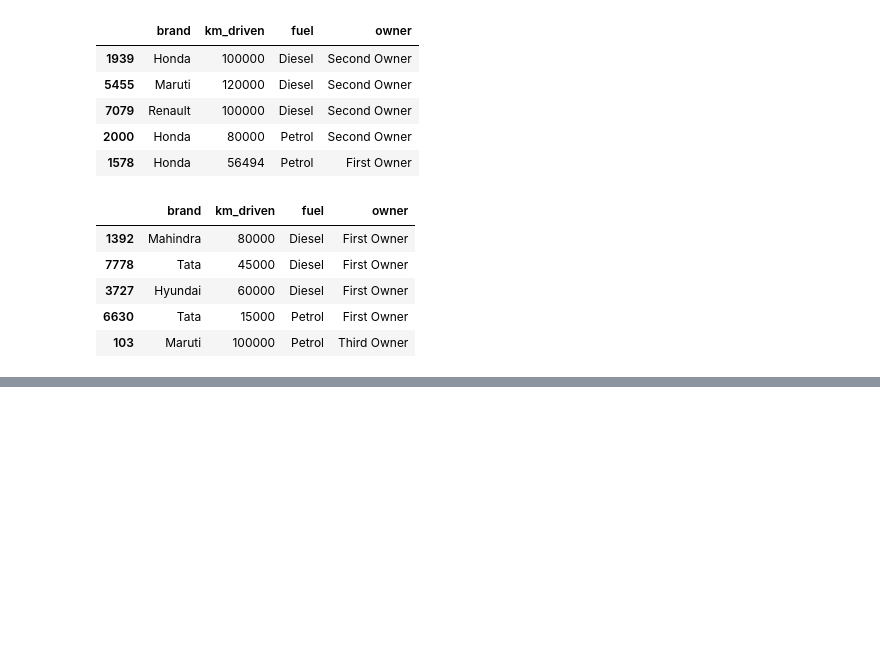
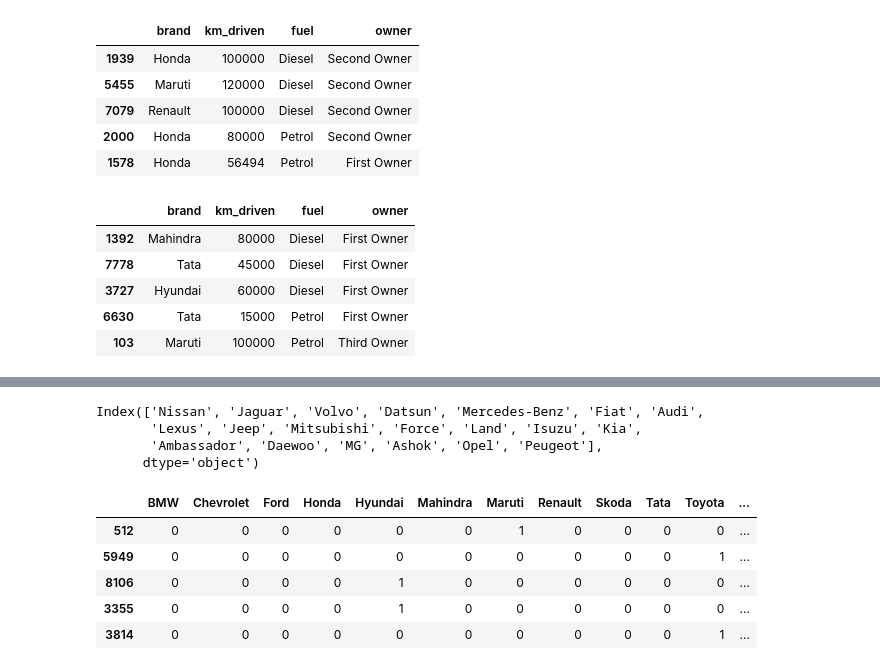
Before and after one commit to mrshakil015/Machine-Learning-Practice, a Jupyter notebook: 05_One_Hot_Encoding_02.ipynb, the cells around one changed output, grey strips where cells are left out. Drawn from its saved outputs; the diff is of its cells as text; code cells hidden in the pictures; blank space fills up the shorter version.

```diff
--- a/05_One_Hot_Encoding_02.ipynb
+++ b/05_One_Hot_Encoding_02.ipynb
@@ -182,0 +199,3 @@ array([[0., 1., 0., ..., 0., 0., 0.],
+# %%
+counts = df['brand'].value_counts()
+counts
@@ -182,0 +220,20 @@ array([[0., 1., 0., ..., 0., 0., 0.],
+# %%
+df['brand'].unique()
+threshold = 100
+# %%
+repl = counts[counts <= threshold].index
+repl
+# %% [output]
+Index(['Nissan', 'Jaguar', 'Volvo', 'Datsun', 'Mercedes-Benz', 'Fiat', 'Audi',
+       'Lexus', 'Jeep', 'Mitsubishi', 'Force', 'Land', 'Isuzu', 'Kia',
+       'Ambassador', 'Daewoo', 'MG', 'Ashok', 'Opel', 'Peugeot'],
+      dtype='object')
+# %%
+pd.get_dummies(df['brand'].replace(repl, 'uncommon')).sample(5)
+# %% [output]
+|  | BMW | Chevrolet | Ford | Honda | Hyundai | Mahindra | Maruti | Renault | Skoda | Tata | Toyota | ... |
+| 512 | 0 | 0 | 0 | 0 | 0 | 0 | 1 | 0 | 0 | 0 | 0 | ... |
+| 5949 | 0 | 0 | 0 | 0 | 0 | 0 | 0 | 0 | 0 | 0 | 1 | ... |
+| 8106 | 0 | 0 | 0 | 0 | 1 | 0 | 0 | 0 | 0 | 0 | 0 | ... |
+| 3355 | 0 | 0 | 0 | 0 | 1 | 0 | 0 | 0 | 0 | 0 | 0 | ... |
+| 3814 | 0 | 0 | 0 | 0 | 0 | 0 | 0 | 0 | 0 | 0 | 1 | ... |
```
Also changed, not shown: parts of 7 cells of this notebook, 5 other files.
